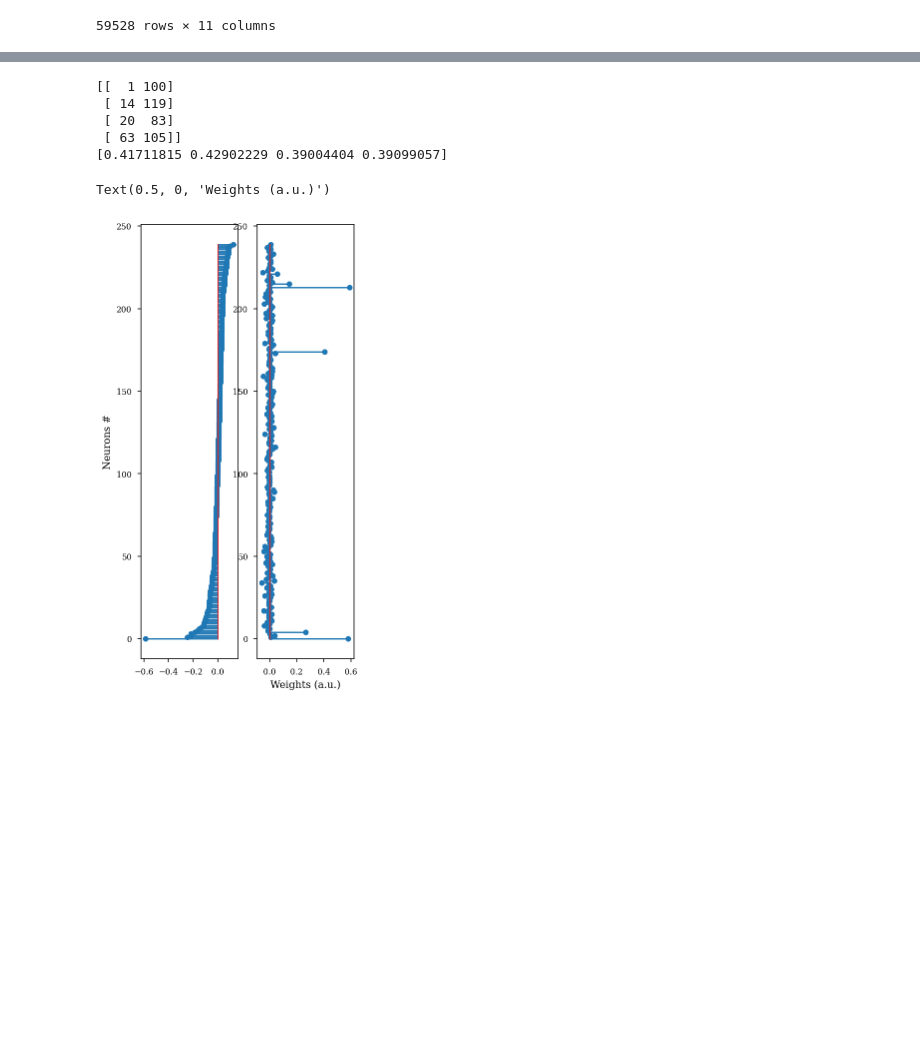
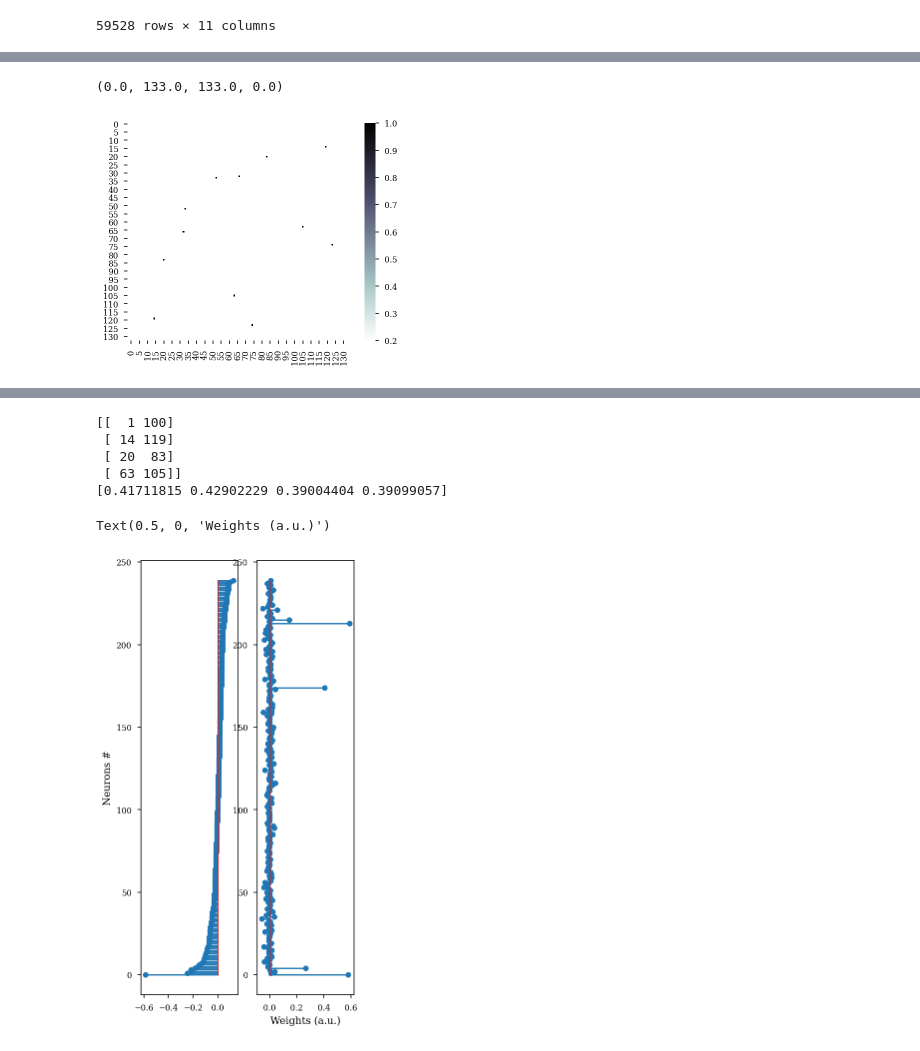
Before and after one commit to ryanharvey1/ripple_heterogeneity, a Jupyter notebook: scripts/assembly/assembly_pre_task_post.ipynb, the cells around one changed output, grey strips where cells are left out. Saved outputs shown, nothing was run; the diff lists cells and outputs as text; code cells hidden in the pictures; blank space fills up the shorter version.

```diff
--- a/scripts/assembly/assembly_pre_task_post.ipynb
+++ b/scripts/assembly/assembly_pre_task_post.ipynb
@@ -469,0 +594,12 @@ temp_df.iloc[combos[pvalues<0.001][3]]
+# %%
+X = np.zeros([combos.max()+1,combos.max()+1]) * np.nan
+for i,combo in enumerate(combos[pvalues<0.001]):
+    X[combo[1],combo[0]] = 1
+    X[combo[0],combo[1]] = 1
+plt.figure(figsize=(5,4))
+
+sns.heatmap(X,vmax=.2,cmap="bone_r")
+plt.axis('equal')
+# %% [output]
+(0.0, 133.0, 133.0, 0.0)
+[figure, added]
```
Also changed, not shown: parts of 15 cells of this notebook.
